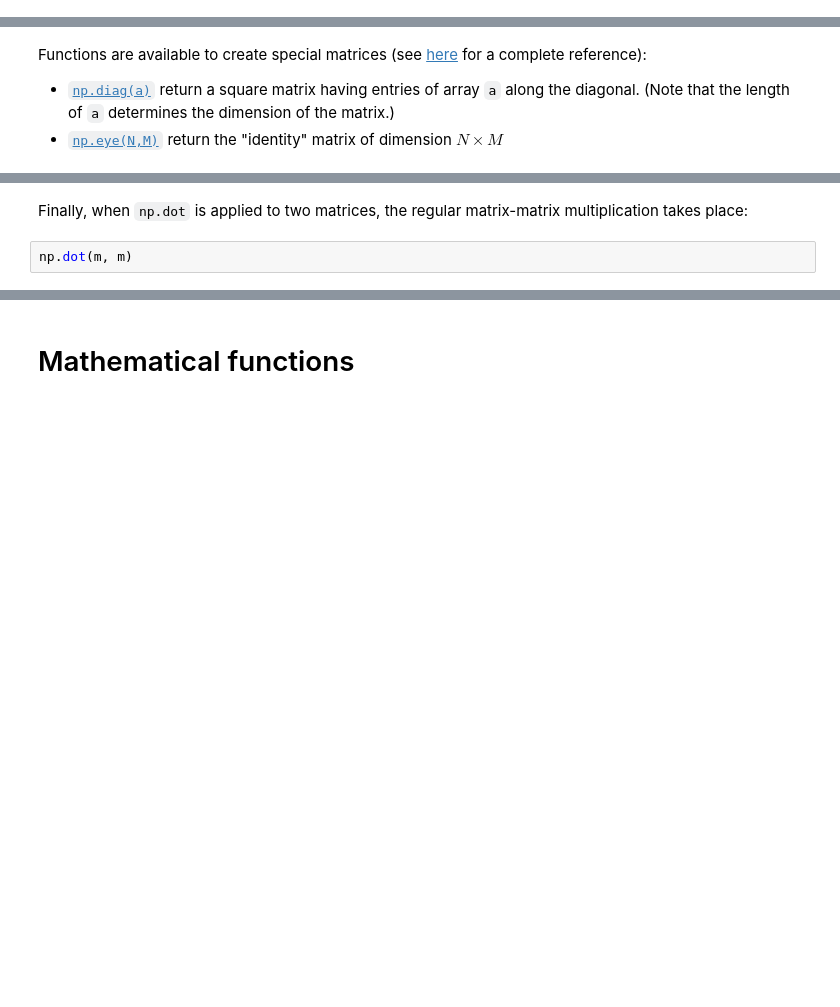
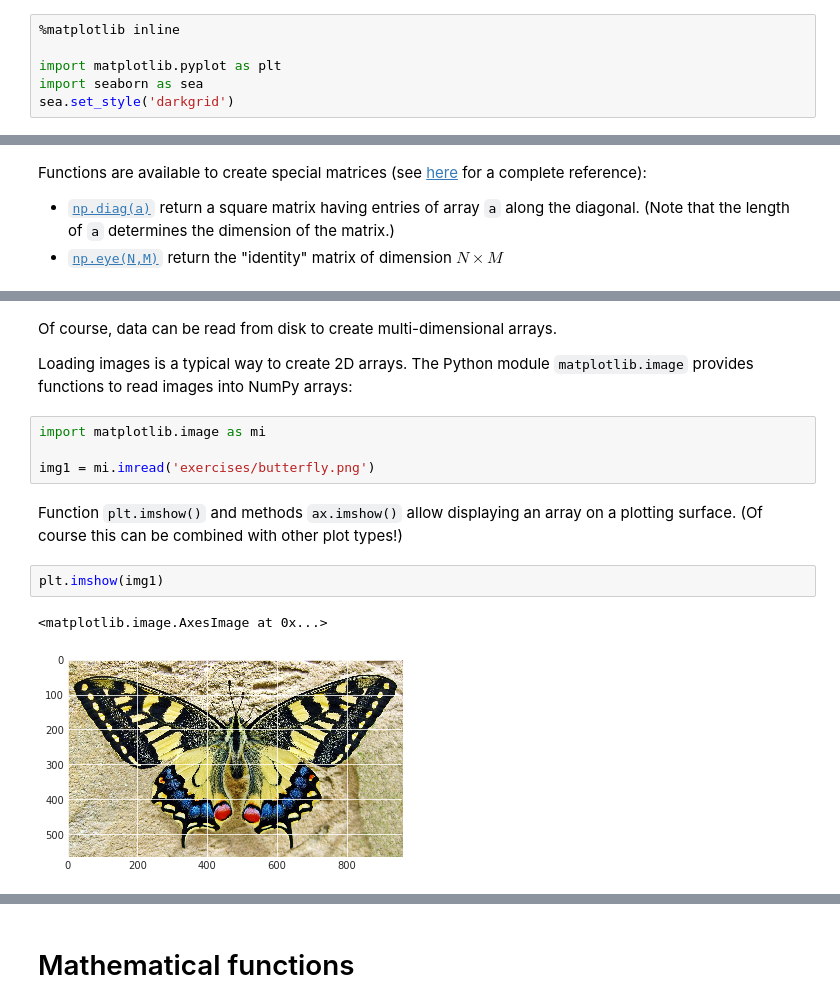
Before and after one commit to riccardomurri/python-for-science-intro, a Jupyter notebook: 04-numpy.ipynb, the cells around one changed output, grey strips where cells are left out. Saved outputs shown, nothing was run; the diff lists cells and outputs as text; blank space fills up the shorter version.

Commit message:
part 04: Revise completely and add material on images and array dimensions.

```diff
--- a/04-numpy.ipynb
+++ b/04-numpy.ipynb
@@ -3,3 +7,9 @@
+# %%
+%matplotlib inline
+
+import matplotlib.pyplot as plt
+import seaborn as sea
+sea.set_style('darkgrid')
 # %% [markdown]
 # Numpy and Plotting
 # %% [markdown]
@@ -229,4 +255,15 @@ np.dot(m, b)
-# %% [markdown]
-Finally, when `np.dot` is applied to two matrices, the regular matrix-matrix multiplication takes place:
-# %%
-np.dot(m, m)
+# %% [markdown]
+Of course, data can be read from disk to create multi-dimensional arrays.
+
+Loading images is a typical way to create 2D arrays.  The Python module `matplotlib.image` provides functions to read images into NumPy arrays:
+# %%
+import matplotlib.image as mi
+
+img1 = mi.imread('exercises/butterfly.png')
+# %% [markdown]
+Function `plt.imshow()` and methods `ax.imshow()` allow displaying an array on a plotting surface.  (Of course this can be combined with other plot types!)
+# %%
+plt.imshow(img1)
+# %% [output]
+<matplotlib.image.AxesImage at 0x...>
+[figure, added]
```
Also changed, not shown: parts of 88 cells of this notebook, 6 other files.
